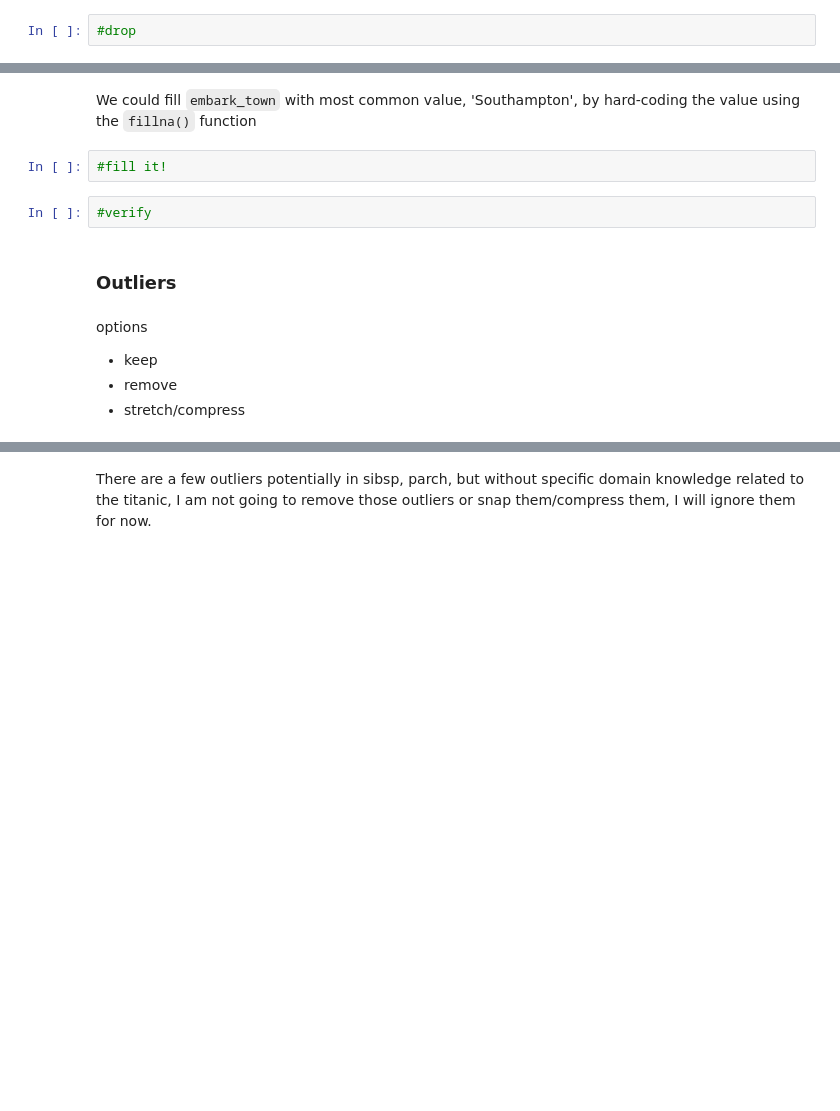
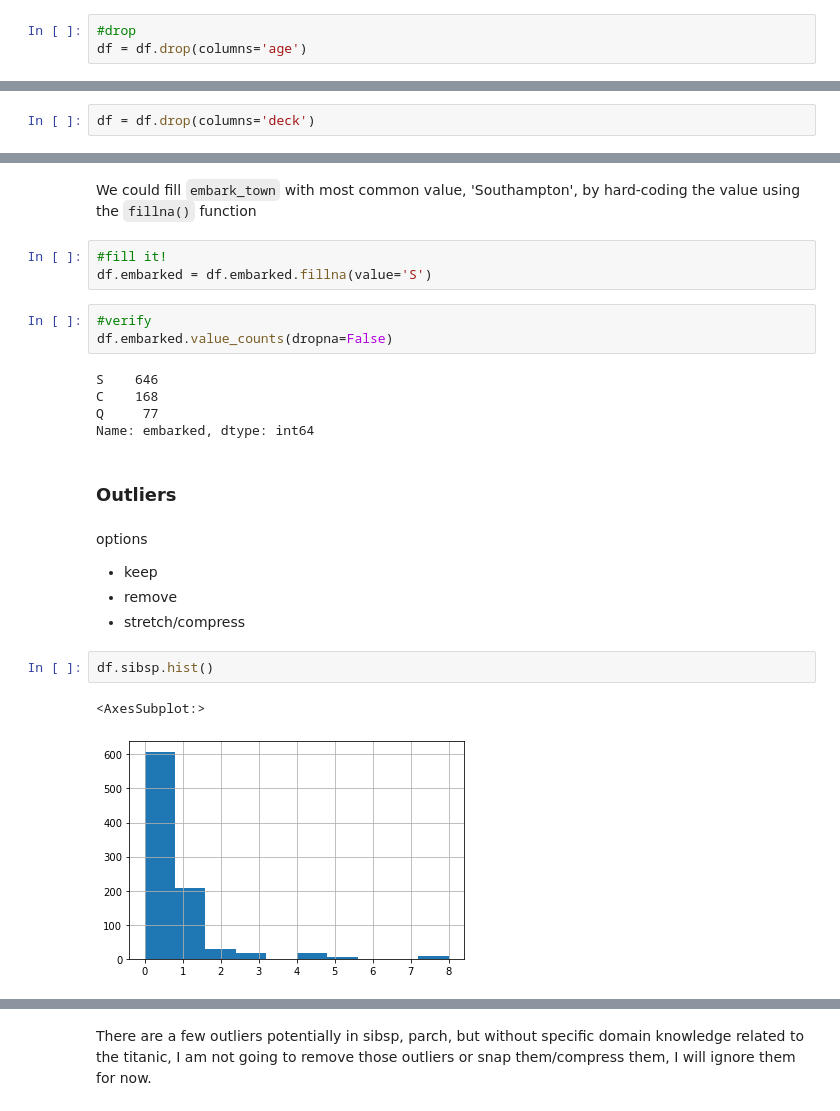
Before and after one commit to CodeupClassroom/pagel-classification-exercises, a Jupyter notebook: prepare_lesson.ipynb, the cells around one changed output, grey strips where cells are left out. Drawn from its saved outputs; the diff is of its cells as text; blank space fills up the shorter version.

```diff
--- a/prepare_lesson.ipynb
+++ b/prepare_lesson.ipynb
@@ -436,2 +478,3 @@ Note: not all these answers will make sense for your column!!
 # %%
 #drop
+df = df.drop(columns='age')
@@ -446,0 +512,2 @@ Note: not all these answers will make sense for your column!!
+# %%
+df = df.drop(columns='deck')
@@ -450,12 +535,24 @@ Note: not all these answers will make sense for your column!!
 We could fill `embark_town` with most common value, 'Southampton', by hard-coding the value using the `fillna()` function
 # %%
 #fill it!
+df.embarked = df.embarked.fillna(value='S')
 # %%
 #verify
+df.embarked.value_counts(dropna=False)
+# %% [output]
+S    646
+C    168
+Q     77
+Name: embarked, dtype: int64
 # %% [markdown]
 ### Outliers
-# %% [markdown]
-options
-- keep
-- remove
-- stretch/compress
+# %% [markdown]
+options
+- keep
+- remove
+- stretch/compress
+# %%
+df.sibsp.hist()
+# %% [output]
+<AxesSubplot:>
+[figure, added]
```
Also changed, not shown: parts of 154 cells of this notebook.
